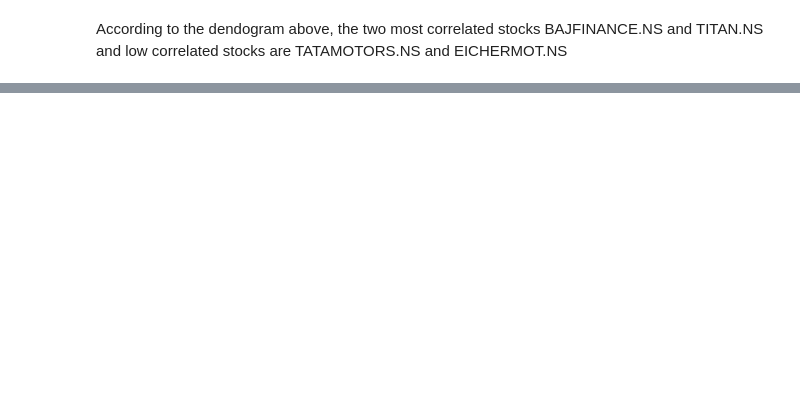
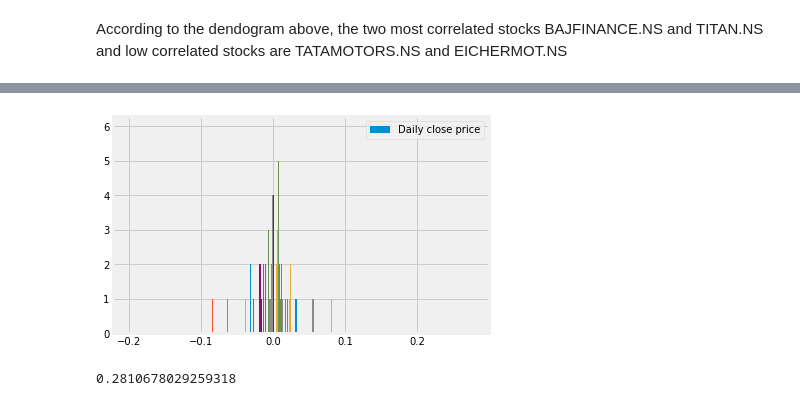
Before and after one commit to Zeenat85/Capstone, a Jupyter notebook: Agglomerate_hierarchical_clustering.ipynb, the cells around one changed output, grey strips where cells are left out. Saved outputs shown, nothing was run; the diff lists cells and outputs as text; code cells hidden in the pictures; blank space fills up the shorter version.

```diff
--- a/Agglomerate_hierarchical_clustering.ipynb
+++ b/Agglomerate_hierarchical_clustering.ipynb
@@ -143,0 +360,5 @@ According to the dendogram above, the two most correlated stocks BAJFINANCE.NS a
+# %%
+stock_list1 = [ 'GOKEX.NS',  'M&M.NS', 'NTPC.NS', 'SBIN.NS', 'SBILIFE.NS',  'SUNPHARMA.NS', 'TATAMOTORS.NS']
+# %%
+data1 = yf.download(stock_list1, start_date, today)['Adj Close']
+print(data1)
@@ -143,0 +382,16 @@ According to the dendogram above, the two most correlated stocks BAJFINANCE.NS a
+# %%
+x = pd.DataFrame(data1)
+# %%
+returns = x.pct_change(1).dropna()
+# %%
+plt.hist(returns,bins="rice",label="Daily close price")
+plt.legend()
+plt.show()
+# %% [output]
+[figure, added]
+# %%
+# maximum return
+stock = max(stocks["Returns"])
+stock
+# %% [output]
+0.2810678029259318
```
Also changed, not shown: parts of 69 cells of this notebook.
